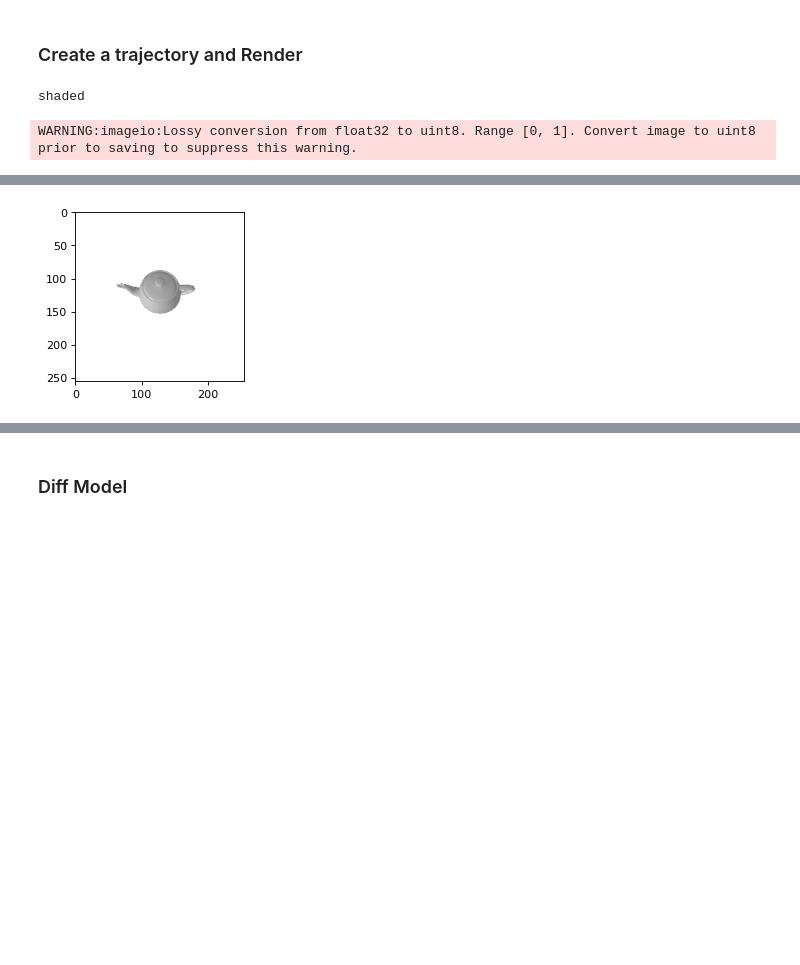
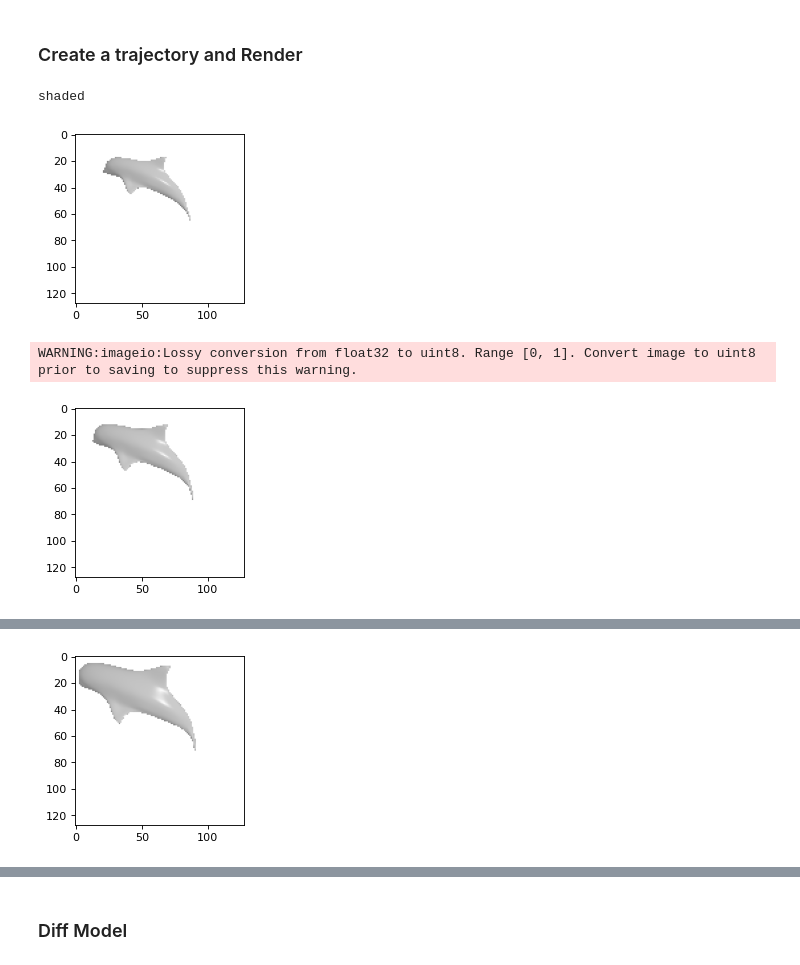
Before and after one commit to alexisbdr/e3d, a Jupyter notebook: diff-render-model.ipynb, the cells around one changed output, grey strips where cells are left out. Drawn from its saved outputs; the diff is of its cells as text; code cells hidden in the pictures; blank space fills up the shorter version.

```diff
--- a/diff-render-model.ipynb
+++ b/diff-render-model.ipynb
@@ -123,7 +123,7 @@ phong_renderer = MeshRenderer(
 
 #Just to put these somewhere - this should be stored in param file after
 
-def cam_trajectory_rotation(num_points: int = 1):
+def cam_trajectory_rotation(num_points: int = 3):
     """
     Returns: list of camera poses (R,T) from trajectory along a spherical spiral
     """
@@ -136,17 +136,17 @@ def cam_trajectory_rotation(num_points: int = 1):
     #    theta_max = math.pi/2,
     #    phi_max = math.pi)
     shape = SphericalSpiral(
-        c = 6.5,
-        a = 1.5,
-        t_min = .5*math.pi,
-        t_max=.5*math.pi,
+        c = 1,
+        a = .1,
+        t_min = .2*math.pi,
+        t_max=.3*math.pi,
         num_points=num_points)
-    up = torch.tensor([[0., 1., 1.]])
+    #up = torch.tensor([[1., 0., 0.]])
     R = []
     T = []
     for cp in shape._tuples:
         cp = torch.tensor(cp).to(device)
-        R_new = look_at_rotation(cp[None, :],up=up, device=device)
+        R_new = look_at_rotation(cp[None, :], device=device)
         T_new = -torch.bmm(R_new.transpose(1,2), cp[None, :, None])[:, :, 0]
         if not len(R) and not len(T):
             R = [R_new]
@@ -196,32 +196,34 @@ def render_trajectory(cam_poses, write_gif=True):
     R, T = cam_poses
     for num in range(len(R)):
         #gl_cam = OpenGLPerspectiveCameras(device=device, R=R, T=T)
         #sf_cam = SfMPerspectiveCameras(device=device, R=R, T=T)
         #silhouette = silhouette_renderer(meshes_world=teapot_mesh, R=R[num], T=T[num])
         image_ref = phong_renderer(meshes_world=teapot_mesh, R=R[num], T=T[num])
 
         #silhouette = silhouette.cpu().numpy()
         image_ref = image_ref.cpu().numpy()
         '''
         plt.figure(figsize=(10, 10))
         plt.subplot(1, 2, 1)
         plt.imshow(silhouette.squeeze()[...,3])  # only plot the alpha channel of the RGBA image
         '''
         plt.grid(False)
         plt.subplot(1, 2, 2)
         plt.imshow(image_ref.squeeze())
-        plt.grid(False)
+        plt.show()
 
         render_manager.add_images(
             num,
             {"shaded": image_ref.squeeze()},
             R[num], T[num])
 
     render_manager.close()
     return render_manager
 
 cam_poses = cam_trajectory_rotation()
 render = render_trajectory(cam_poses)
 # %% [output]
 shaded
+[figure, new version]
 WARNING:imageio:Lossy conversion from float32 to uint8. Range [0, 1]. Convert image to uint8 prior to saving to suppress this warning.
+[figure, added]
@@ -229 +231 @@ WARNING:imageio:Lossy conversion from float32 to uint8. Range [0, 1]. Convert im
-[figure, old version]
+[figure, added]
```
Also changed, not shown: parts of 9 cells of this notebook, 1 other file.
